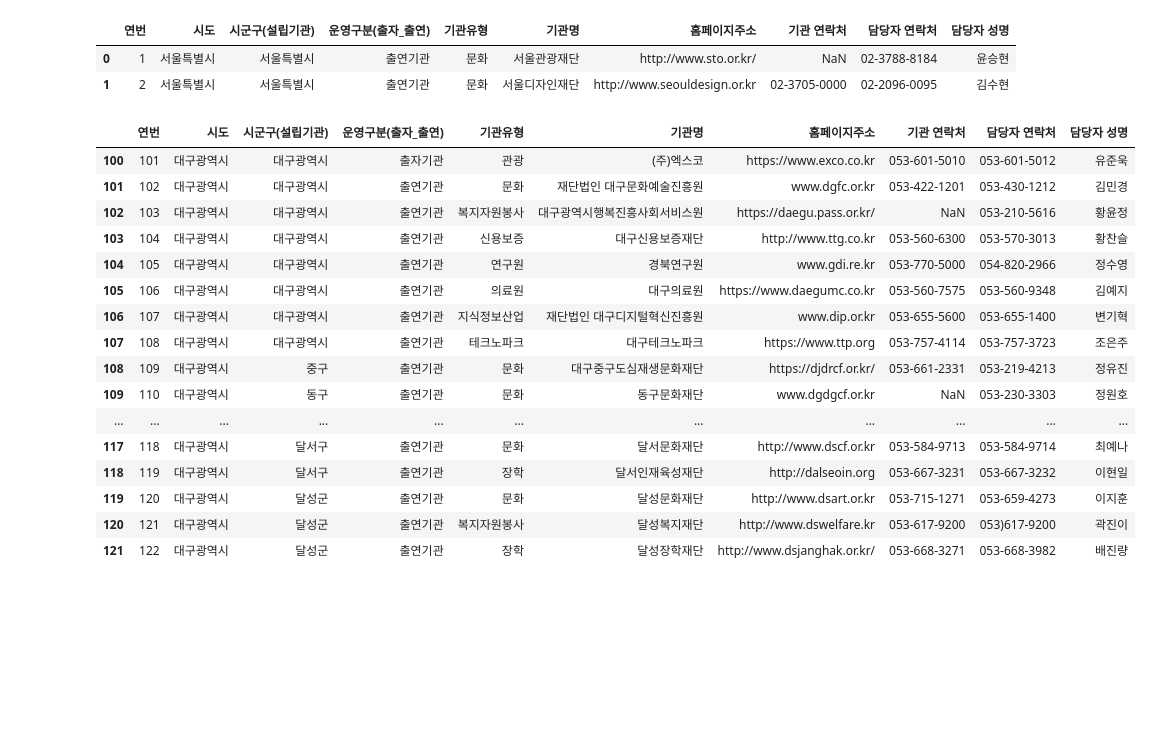
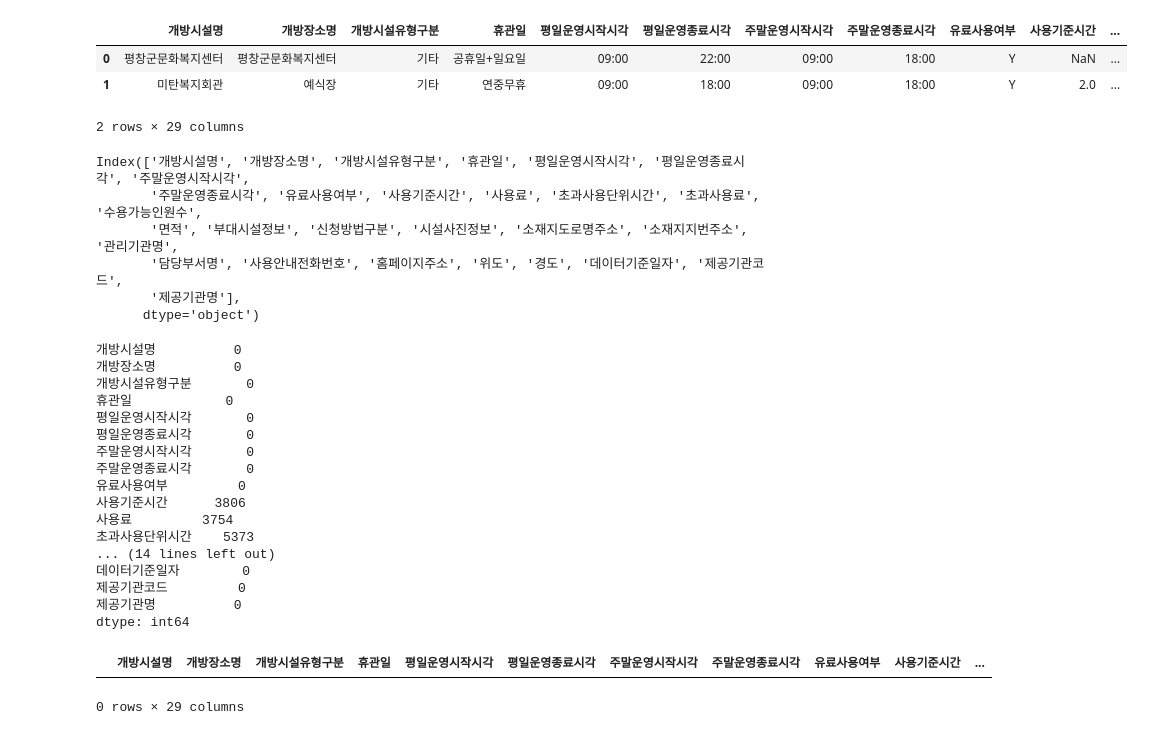
Before and after one commit to Song-Juntae/data_analysis, a Jupyter notebook: 공공기관정보/데이터센터.ipynb, the cells around one changed output. Cells and saved outputs as stored; diff of their text form; code cells hidden in the pictures; blank space fills up the shorter version.

```diff
--- a/공공기관정보/데이터센터.ipynb
+++ b/공공기관정보/데이터센터.ipynb
@@ -14,29 +14,46 @@ plt.rcParams['axes.unicode_minus'] = False
 
 import seaborn as sns
 # %%
-df = pd.read_csv('/home/sjt/space/github/data_analysis/data/공공기관정보/행정안전부_지방공공기관 현황_20230331.csv', encoding='cp949')
+df = pd.read_csv('/home/sjt/space/github/data_analysis/data/공공기관정보/전국공공시설개방정보표준데이터.csv', encoding='cp949')
 df.head(2)
 # %% [output]
-|  | 연번 | 시도 | 시군구(설립기관) | 운영구분(출자_출연) | 기관유형 | 기관명 | 홈페이지주소 | 기관 연락처 | 담당자 연락처 | 담당자 성명 |
-| 0 | 1 | 서울특별시 | 서울특별시 | 출연기관 | 문화 | 서울관광재단 | http://www.sto.or.kr/ | NaN | 02-3788-8184 | 윤승현 |
-| 1 | 2 | 서울특별시 | 서울특별시 | 출연기관 | 문화 | 서울디자인재단 | http://www.seouldesign.or.kr | 02-3705-0000 | 02-2096-0095 | 김수현 |
+|  | 개방시설명 | 개방장소명 | 개방시설유형구분 | 휴관일 | 평일운영시작시각 | 평일운영종료시각 | 주말운영시작시각 | 주말운영종료시각 | 유료사용여부 | 사용기준시간 | ... |
+| 0 | 평창군문화복지센터 | 평창군문화복지센터 | 기타 | 공휴일+일요일 | 09:00 | 22:00 | 09:00 | 18:00 | Y | NaN | ... |
+| 1 | 미탄복지회관 | 예식장 | 기타 | 연중무휴 | 09:00 | 18:00 | 09:00 | 18:00 | Y | 2.0 | ... |
+2 rows × 29 columns
+# %%
+df.columns
+# %% [output]
+Index(['개방시설명', '개방장소명', '개방시설유형구분', '휴관일', '평일운영시작시각', '평일운영종료시각', '주말운영시작시각',
+       '주말운영종료시각', '유료사용여부', '사용기준시간', '사용료', '초과사용단위시간', '초과사용료', '수용가능인원수',
+       '면적', '부대시설정보', '신청방법구분', '시설사진정보', '소재지도로명주소', '소재지지번주소', '관리기관명',
+       '담당부서명', '사용안내전화번호', '홈페이지주소', '위도', '경도', '데이터기준일자', '제공기관코드',
+       '제공기관명'],
+      dtype='object')
+# %%
+df.isnull().sum()
+# %% [output]
+개방시설명          0
+개방장소명          0
+개방시설유형구분       0
+휴관일            0
+평일운영시작시각       0
+평일운영종료시각       0
+주말운영시작시각       0
+주말운영종료시각       0
+유료사용여부         0
+사용기준시간      3806
+사용료         3754
+초과사용단위시간    5373
+... (14 lines left out)
+데이터기준일자        0
+제공기관코드         0
+제공기관명          0
+dtype: int64
+# %%
+df = df.fillna('')
 # %%
-df[df['시도'].str.contains('')]
+df[df['개방시설명'].str.contains('데이터')]
 # %% [output]
-|  | 연번 | 시도 | 시군구(설립기관) | 운영구분(출자_출연) | 기관유형 | 기관명 | 홈페이지주소 | 기관 연락처 | 담당자 연락처 | 담당자 성명 |
-| 100 | 101 | 대구광역시 | 대구광역시 | 출자기관 | 관광 | (주)엑스코 | https://www.exco.co.kr | 053-601-5010 | 053-601-5012 | 유준욱 |
-| 101 | 102 | 대구광역시 | 대구광역시 | 출연기관 | 문화 | 재단법인 대구문화예술진흥원 | www.dgfc.or.kr | 053-422-1201 | 053-430-1212 | 김민경 |
-| 102 | 103 | 대구광역시 | 대구광역시 | 출연기관 | 복지자원봉사 | 대구광역시행복진흥사회서비스원 | https://daegu.pass.or.kr/ | NaN | 053-210-5616 | 황윤정 |
-| 103 | 104 | 대구광역시 | 대구광역시 | 출연기관 | 신용보증 | 대구신용보증재단 | http://www.ttg.co.kr | 053-560-6300 | 053-570-3013 | 황찬슬 |
-| 104 | 105 | 대구광역시 | 대구광역시 | 출연기관 | 연구원 | 경북연구원 | www.gdi.re.kr | 053-770-5000 | 054-820-2966 | 정수영 |
-| 105 | 106 | 대구광역시 | 대구광역시 | 출연기관 | 의료원 | 대구의료원 | https://www.daegumc.co.kr | 053-560-7575 | 053-560-9348 | 김예지 |
-| 106 | 107 | 대구광역시 | 대구광역시 | 출연기관 | 지식정보산업 | 재단법인 대구디지털혁신진흥원 | www.dip.or.kr | 053-655-5600 | 053-655-1400 | 변기혁 |
-| 107 | 108 | 대구광역시 | 대구광역시 | 출연기관 | 테크노파크 | 대구테크노파크 | https://www.ttp.org | 053-757-4114 | 053-757-3723 | 조은주 |
-| 108 | 109 | 대구광역시 | 중구 | 출연기관 | 문화 | 대구중구도심재생문화재단 | https://djdrcf.or.kr/ | 053-661-2331 | 053-219-4213 | 정유진 |
-| 109 | 110 | 대구광역시 | 동구 | 출연기관 | 문화 | 동구문화재단 | www.dgdgcf.or.kr | NaN | 053-230-3303 | 정원호 |
-| ... | ... | ... | ... | ... | ... | ... | ... | ... | ... | ... |
-| 117 | 118 | 대구광역시 | 달서구 | 출연기관 | 문화 | 달서문화재단 | http://www.dscf.or.kr | 053-584-9713 | 053-584-9714 | 최예나 |
-| 118 | 119 | 대구광역시 | 달서구 | 출연기관 | 장학 | 달서인재육성재단 | http://dalseoin.org | 053-667-3231 | 053-667-3232 | 이현일 |
-| 119 | 120 | 대구광역시 | 달성군 | 출연기관 | 문화 | 달성문화재단 | http://www.dsart.or.kr | 053-715-1271 | 053-659-4273 | 이지훈 |
-| 120 | 121 | 대구광역시 | 달성군 | 출연기관 | 복지자원봉사 | 달성복지재단 | http://www.dswelfare.kr | 053-617-9200 | 053)617-9200 | 곽진이 |
-| 121 | 122 | 대구광역시 | 달성군 | 출연기관 | 장학 | 달성장학재단 | http://www.dsjanghak.or.kr/ | 053-668-3271 | 053-668-3982 | 배진량 |
+|  | 개방시설명 | 개방장소명 | 개방시설유형구분 | 휴관일 | 평일운영시작시각 | 평일운영종료시각 | 주말운영시작시각 | 주말운영종료시각 | 유료사용여부 | 사용기준시간 | ... |
+0 rows × 29 columns
```
Also changed, not shown: parts of 1 cell of this notebook, 1 other file.
